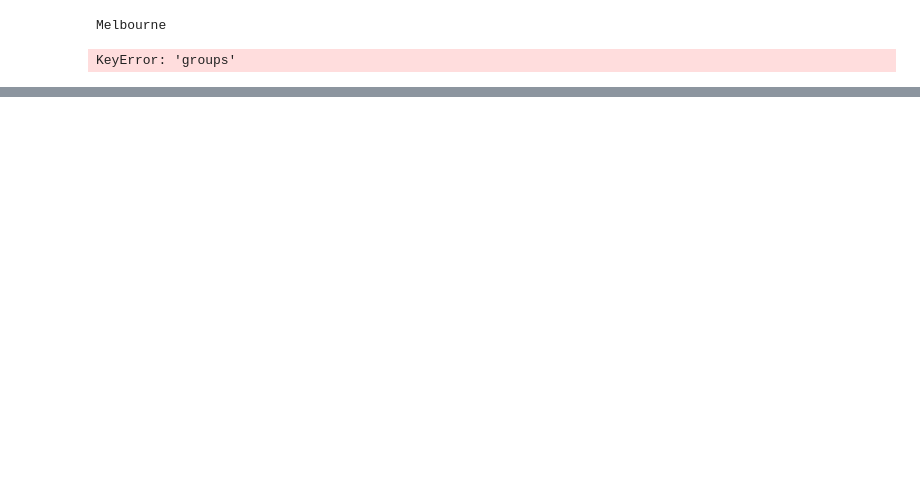
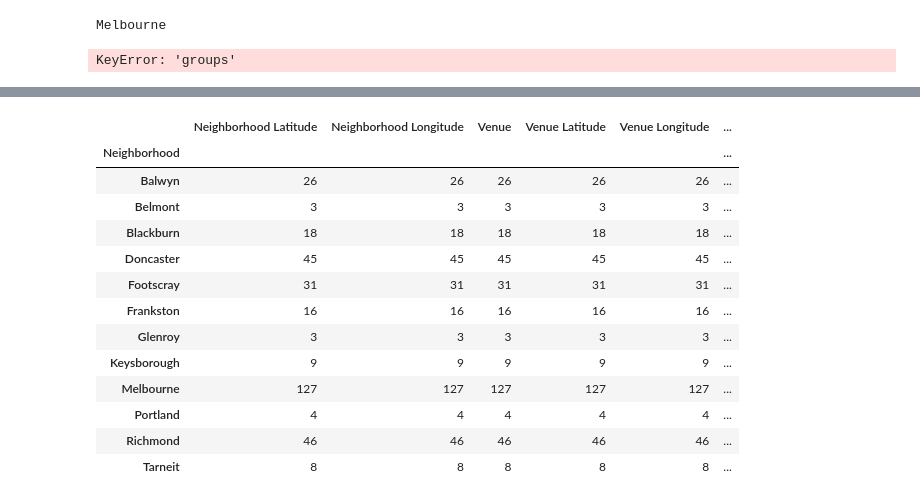
Before and after one commit to nikki-wong/coursera-capstone-project, a Jupyter notebook: Final Capstone Project 2.ipynb, the cells around one changed output, grey strips where cells are left out. Drawn from its saved outputs; the diff is of its cells as text; code cells hidden in the pictures; blank space fills up the shorter version.

```diff
--- a/Final Capstone Project 2.ipynb
+++ b/Final Capstone Project 2.ipynb
@@ -252,44 +276,3 @@ KeyError: 'groups'
-# %%
-
-def getNearbyVenues(names, latitudes, longitudes, radius=500):
-
-    venues_list=[]
-    for name, lat, lng in zip(names, latitudes, longitudes):
-        print(name)
-
-        # create the API request URL
-        url = 'https://api.foursquare.com/v2/venues/explore?&client_id={}&client_secret={}&v={}&ll={},{}&radius={}&limit={}'.format(
-            CLIENT_ID,
-            CLIENT_SECRET,
-            VERSION,
-            lat,
-            lng,
-            radius,
-            LIMIT)
-
-        # make the GET request
-        results = requests.get(url).json()["response"]['groups'][0]['items']
-
-        # return only relevant information for each nearby venue
-        venues_list.append([(
-            name,
-            lat,
-            lng,
-            v['venue']['name'],
-            v['venue']['location']['lat'],
-            v['venue']['location']['lng'],
-            v['venue']['categories'][0]['name']) for v in results])
-
-    nearby_venues = pd.DataFrame([item for venue_list in venues_list for item in venue_list])
-    nearby_venues.columns = ['Neighborhood',
-                  'Neighborhood Latitude',
-                  'Neighborhood Longitude',
-                  'Venue',
-                  'Venue Latitude',
-                  'Venue Longitude',
-                  'Venue Category']
-
-    return(nearby_venues)
 # %%
 melbourne_venues = getNearbyVenues(names=suburb_data['Suburb'],
                                    latitudes=suburb_data['Latitude'],
@@ -300,0 +293,17 @@ KeyError: 'groups'
+# %%
+melbourne_venues.groupby('Neighborhood').count()
+# %% [output]
+|  | Neighborhood Latitude | Neighborhood Longitude | Venue | Venue Latitude | Venue Longitude | ... |
+| Neighborhood |  |  |  |  |  | ... |
+| Balwyn | 26 | 26 | 26 | 26 | 26 | ... |
+| Belmont | 3 | 3 | 3 | 3 | 3 | ... |
+| Blackburn | 18 | 18 | 18 | 18 | 18 | ... |
+| Doncaster | 45 | 45 | 45 | 45 | 45 | ... |
+| Footscray | 31 | 31 | 31 | 31 | 31 | ... |
+| Frankston | 16 | 16 | 16 | 16 | 16 | ... |
+| Glenroy | 3 | 3 | 3 | 3 | 3 | ... |
+| Keysborough | 9 | 9 | 9 | 9 | 9 | ... |
+| Melbourne | 127 | 127 | 127 | 127 | 127 | ... |
+| Portland | 4 | 4 | 4 | 4 | 4 | ... |
+| Richmond | 46 | 46 | 46 | 46 | 46 | ... |
+| Tarneit | 8 | 8 | 8 | 8 | 8 | ... |
```
Also changed, not shown: parts of 9 cells of this notebook.
